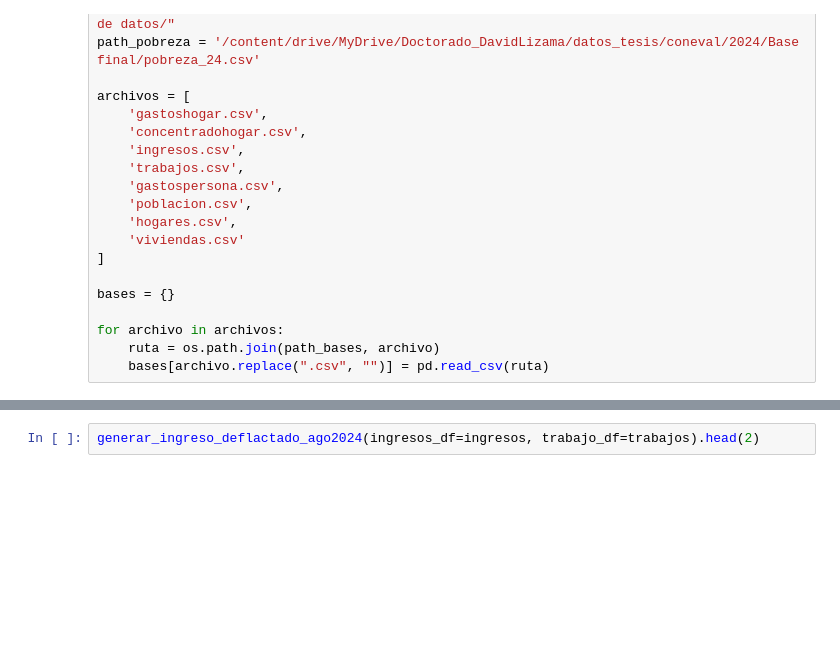
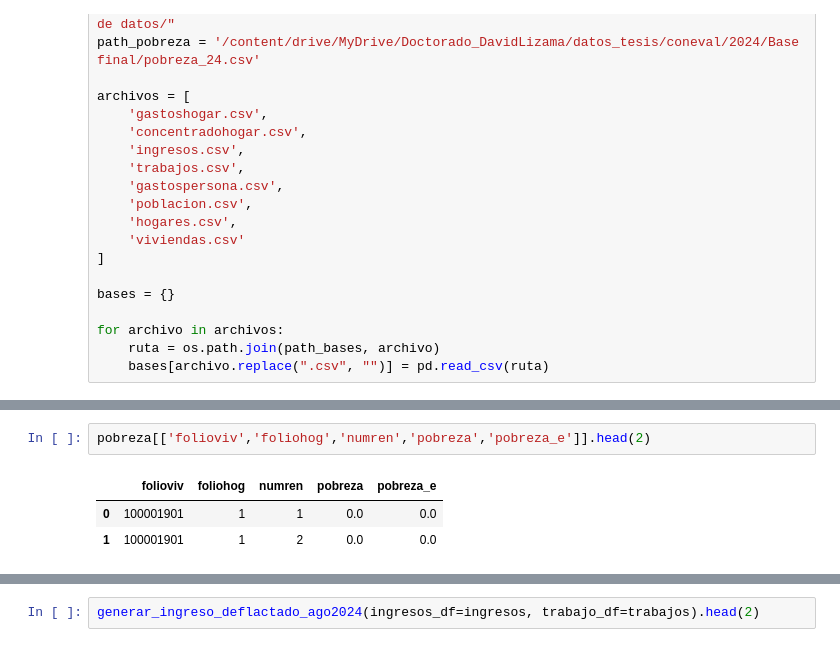
Before and after one commit to LizamaD/Cap3_MedicionPobreza, a Jupyter notebook: notebooks/app.ipynb, the cells around one changed output, grey strips where cells are left out. Saved outputs shown, nothing was run; the diff lists cells and outputs as text; blank space fills up the shorter version.

```diff
--- a/notebooks/app.ipynb
+++ b/notebooks/app.ipynb
@@ -53,2 +83,8 @@ ModuleNotFoundError: No module named 'src'
+# %%
+pobreza[['folioviv','foliohog','numren','pobreza','pobreza_e']].head(2)
+# %% [output]
+|  | folioviv | foliohog | numren | pobreza | pobreza_e |
+| 0 | 100001901 | 1 | 1 | 0.0 | 0.0 |
+| 1 | 100001901 | 1 | 2 | 0.0 | 0.0 |
 # %%
 procesar_gastos_enigh(gastoshogar).head(2)
```
Also changed, not shown: parts of 12 cells of this notebook, 5 other files.
